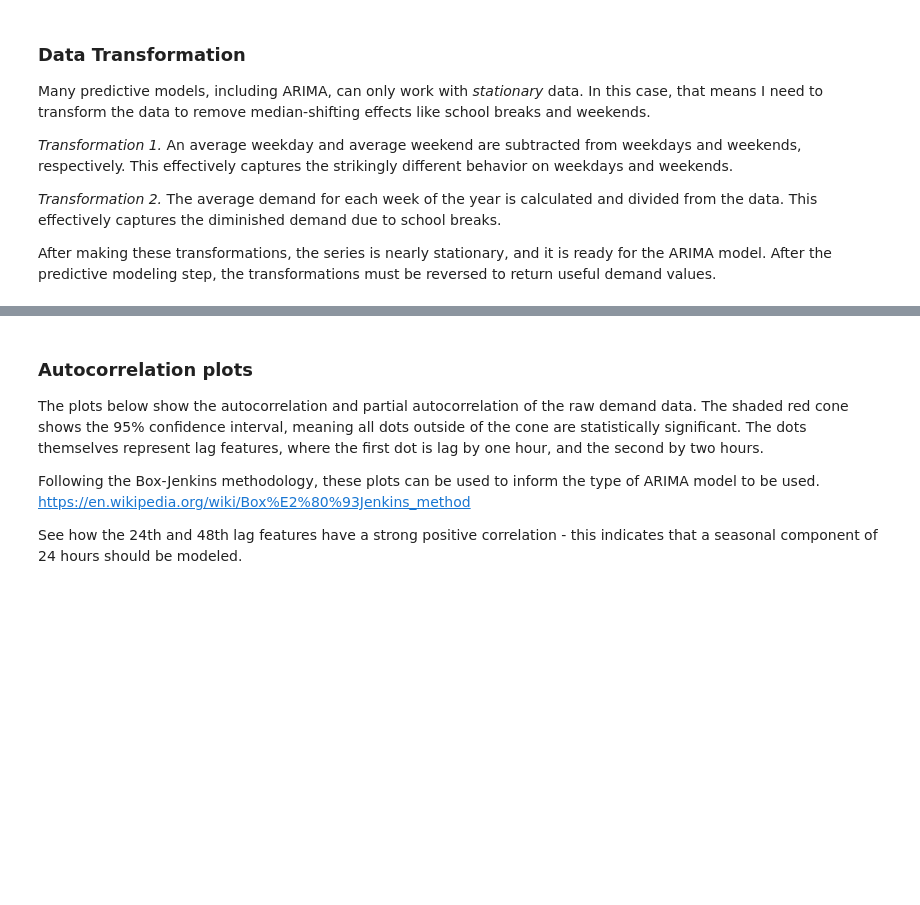
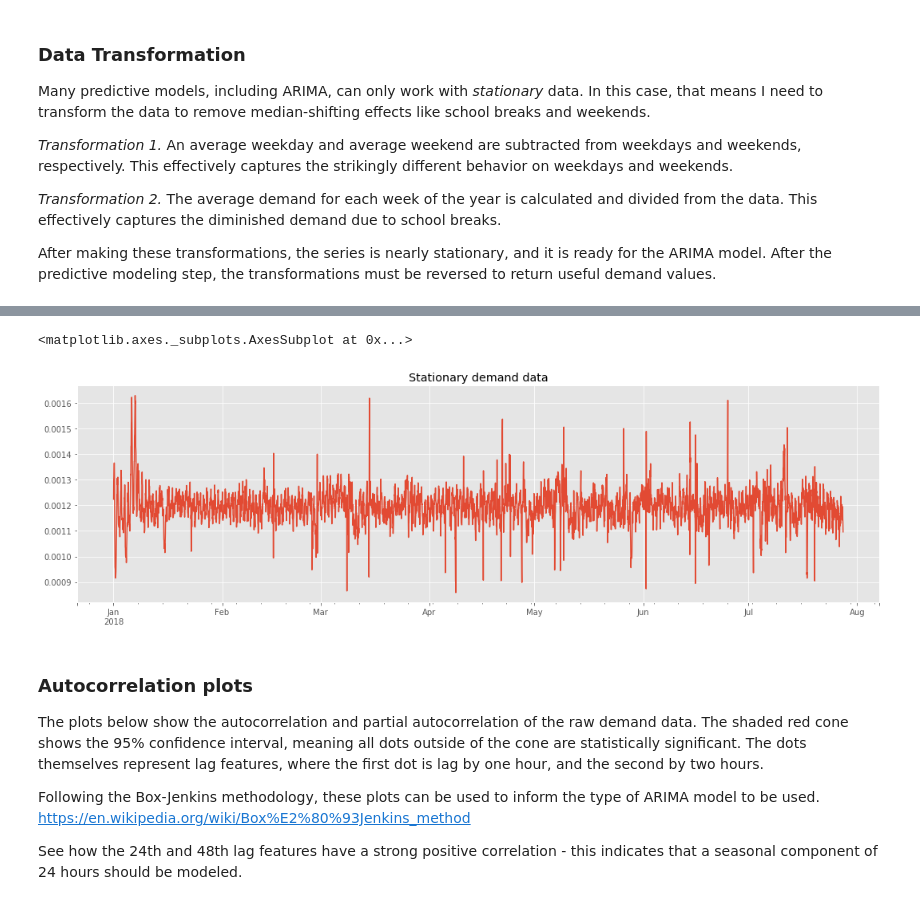
Before and after one commit to kevinkoste/university-load-forecasting, a Jupyter notebook: prediction/SARIMA.ipynb, the cells around one changed output, grey strips where cells are left out. Saved outputs shown, nothing was run; the diff lists cells and outputs as text; code cells hidden in the pictures; blank space fills up the shorter version.

```diff
--- a/prediction/SARIMA.ipynb
+++ b/prediction/SARIMA.ipynb
@@ -64,3 +71,11 @@ y_stationary.plot(figsize=(18,5))
+# %%
+# combine both week of year and hourofweek transformers
+y_stationary = y/hourofweek_mean/weekofyear_mean
+
+y_stationary.plot(figsize=(18,5),title='Stationary demand data')
+# %% [output]
+<matplotlib.axes._subplots.AxesSubplot at 0x...>
+[figure, added]
 # %% [markdown]
 ### Autocorrelation plots
 
```
Also changed, not shown: parts of 6 cells of this notebook, 1 other file.
